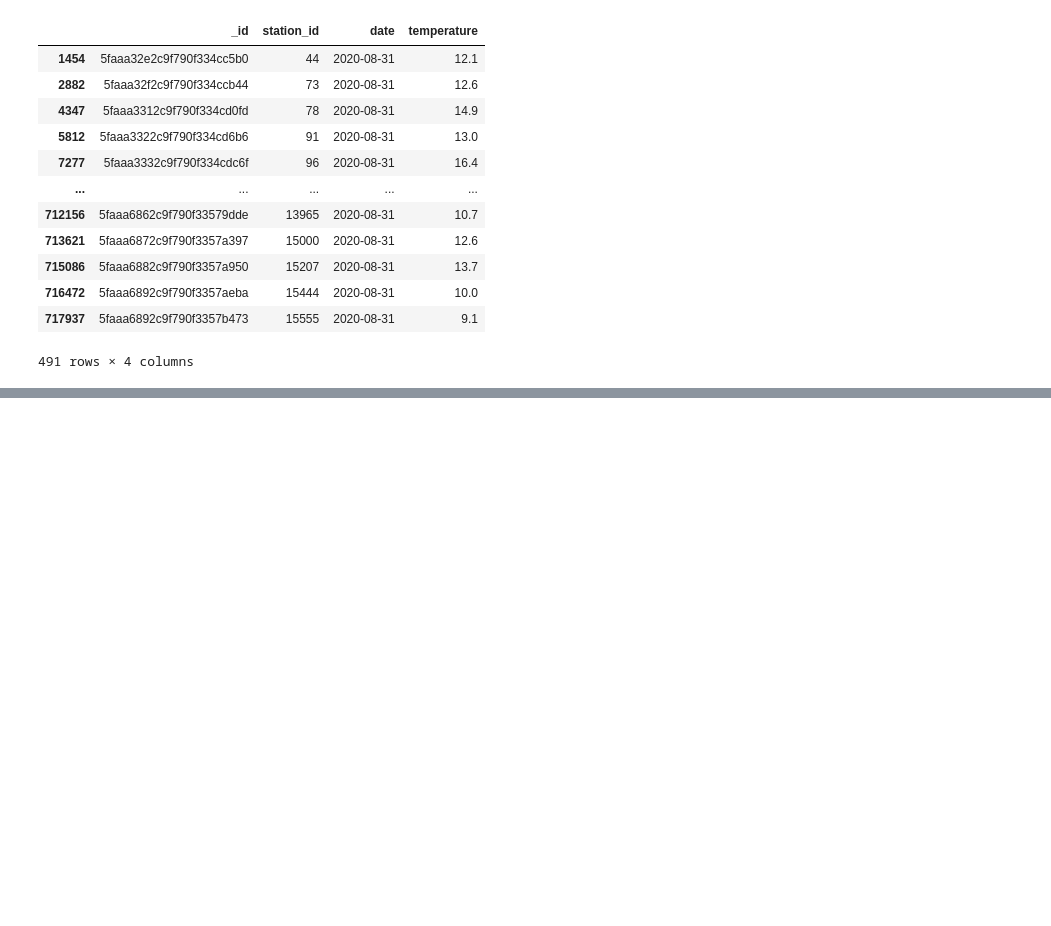
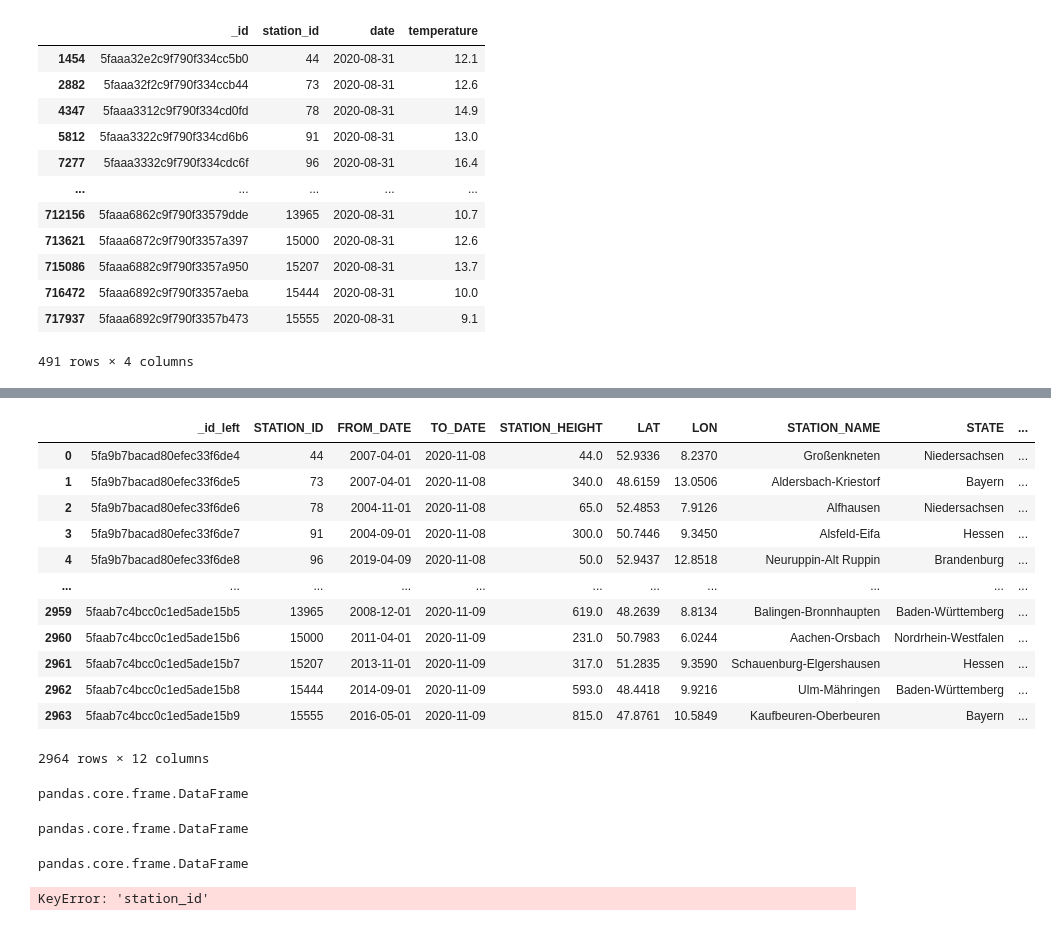
Before and after one commit to Leaqua07/weather_data_analyse, a Jupyter notebook: plot_geo_data.ipynb, the cells around one changed output, grey strips where cells are left out. Saved outputs shown, nothing was run; the diff lists cells and outputs as text; code cells hidden in the pictures; blank space fills up the shorter version.

```diff
--- a/plot_geo_data.ipynb
+++ b/plot_geo_data.ipynb
@@ -82,0 +120,33 @@ weather_for_date
+# %%
+df_join =stations_df.join(weather_for_date.set_index('station_id'), on='STATION_ID', lsuffix='_left', rsuffix='_right')
+df_join
+# %% [output]
+|  | _id_left | STATION_ID | FROM_DATE | TO_DATE | STATION_HEIGHT | LAT | LON | STATION_NAME | STATE | ... |
+| 0 | 5fa9b7bacad80efec33f6de4 | 44 | 2007-04-01 | 2020-11-08 | 44.0 | 52.9336 | 8.2370 | Großenkneten | Niedersachsen | ... |
+| 1 | 5fa9b7bacad80efec33f6de5 | 73 | 2007-04-01 | 2020-11-08 | 340.0 | 48.6159 | 13.0506 | Aldersbach-Kriestorf | Bayern | ... |
+| 2 | 5fa9b7bacad80efec33f6de6 | 78 | 2004-11-01 | 2020-11-08 | 65.0 | 52.4853 | 7.9126 | Alfhausen | Niedersachsen | ... |
+| 3 | 5fa9b7bacad80efec33f6de7 | 91 | 2004-09-01 | 2020-11-08 | 300.0 | 50.7446 | 9.3450 | Alsfeld-Eifa | Hessen | ... |
+| 4 | 5fa9b7bacad80efec33f6de8 | 96 | 2019-04-09 | 2020-11-08 | 50.0 | 52.9437 | 12.8518 | Neuruppin-Alt Ruppin | Brandenburg | ... |
+| ... | ... | ... | ... | ... | ... | ... | ... | ... | ... | ... |
+| 2959 | 5faab7c4bcc0c1ed5ade15b5 | 13965 | 2008-12-01 | 2020-11-09 | 619.0 | 48.2639 | 8.8134 | Balingen-Bronnhaupten | Baden-Württemberg | ... |
+| 2960 | 5faab7c4bcc0c1ed5ade15b6 | 15000 | 2011-04-01 | 2020-11-09 | 231.0 | 50.7983 | 6.0244 | Aachen-Orsbach | Nordrhein-Westfalen | ... |
+| 2961 | 5faab7c4bcc0c1ed5ade15b7 | 15207 | 2013-11-01 | 2020-11-09 | 317.0 | 51.2835 | 9.3590 | Schauenburg-Elgershausen | Hessen | ... |
+| 2962 | 5faab7c4bcc0c1ed5ade15b8 | 15444 | 2014-09-01 | 2020-11-09 | 593.0 | 48.4418 | 9.9216 | Ulm-Mähringen | Baden-Württemberg | ... |
+| 2963 | 5faab7c4bcc0c1ed5ade15b9 | 15555 | 2016-05-01 | 2020-11-09 | 815.0 | 47.8761 | 10.5849 | Kaufbeuren-Oberbeuren | Bayern | ... |
+2964 rows × 12 columns
+# %%
+type(stations_df.loc[stations_df['STATION_ID'] == 44])
+# %% [output]
+pandas.core.frame.DataFrame
+# %%
+type(weather_df.loc[weather_df['station_id'] == 44])
+# %% [output]
+pandas.core.frame.DataFrame
+# %%
+type(weather_for_date.loc[weather_for_date['station_id'] == 44])
+# %% [output]
+pandas.core.frame.DataFrame
+# %%
+stations_df["station_id"]
+# %% [output]
+KeyError: 'station_id'
```
Also changed, not shown: parts of 8 cells of this notebook.
